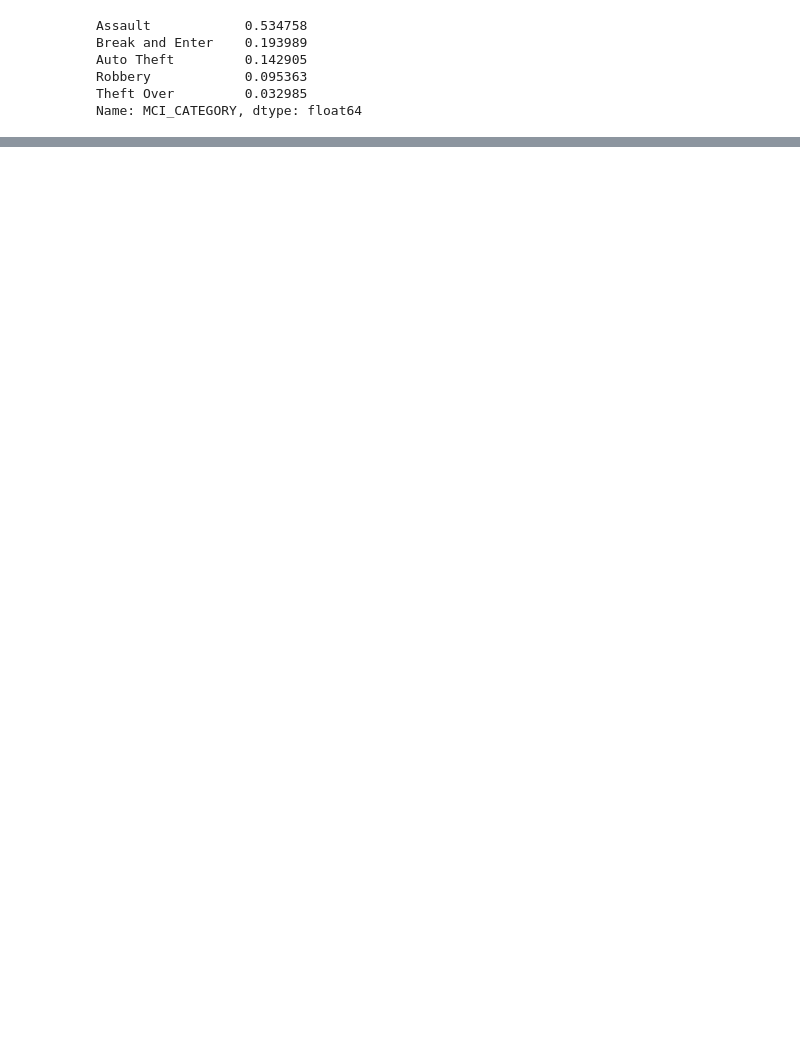
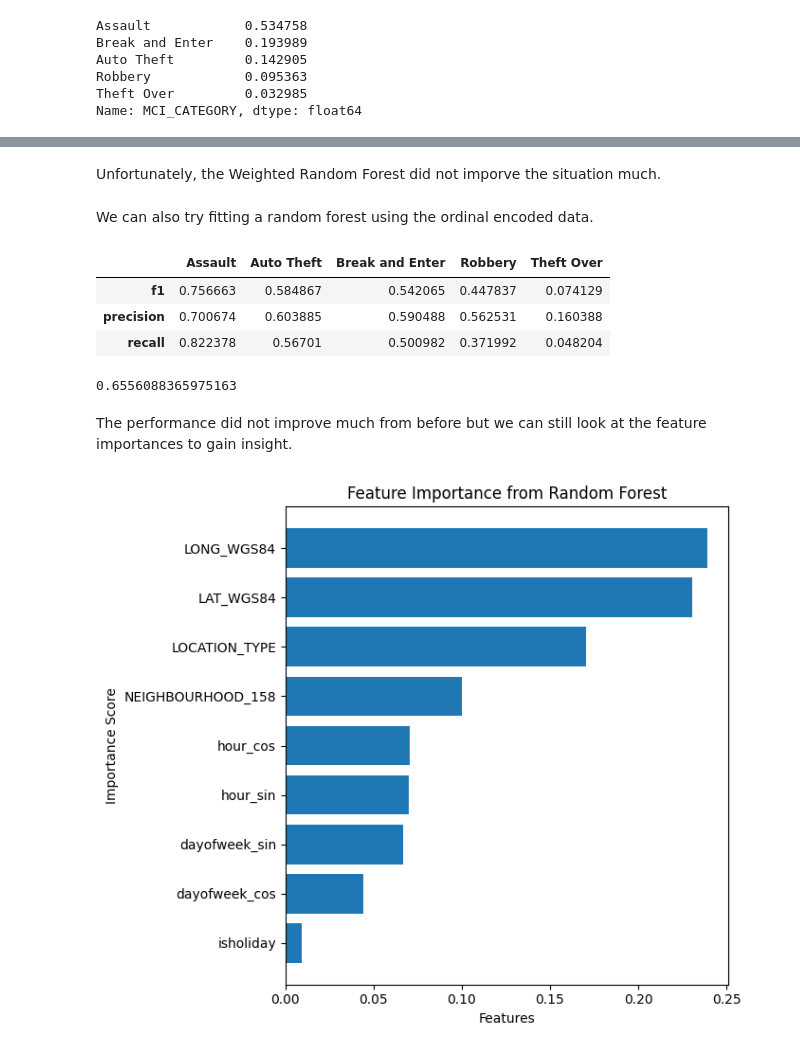
Before and after one commit to Matt2371/Toronto-Crimes, a Jupyter notebook: predictive_modeling.ipynb, the cells around one changed output, grey strips where cells are left out. Drawn from its saved outputs; the diff is of its cells as text; code cells hidden in the pictures; blank space fills up the shorter version.

```diff
--- a/predictive_modeling.ipynb
+++ b/predictive_modeling.ipynb
@@ -71,7 +61,7 @@ ordinal_encoder = OrdinalEncoder()
 df_ordinal = df.copy() # write on top of a copy of df
 df_ordinal.loc[:, ['NEIGHBOURHOOD_158', 'LOCATION_TYPE']] = ordinal_encoder.fit_transform(df[['NEIGHBOURHOOD_158', 'LOCATION_TYPE']]) # create labels
 
-X_ordinal = df_ordinal.drop(columns=['MCI_CATEGORY', 'NEIGHBOURHOOD_158', 'LOCATION_TYPE'])
+X_ordinal = df_ordinal.drop(columns=['MCI_CATEGORY'])
 # %%
 ## Process y with one-hot encoding
 label_encoder = LabelEncoder()
@@ -117,0 +130,48 @@ Name: MCI_CATEGORY, dtype: float64
+# %% [markdown]
+Unfortunately, the Weighted Random Forest did not imporve the situation much.
+# %% [markdown]
+We can also try fitting a random forest using the ordinal encoded data.
+# %%
+# Train-test split
+X_train2, X_test2, y_train2, y_test2 = train_test_split(X_ordinal, y, test_size=0.3, random_state=1)
+
+# Fit model
+rf2 = RandomForestClassifier()
+rf2.fit(X_train2, y_train2)
+
+# Get predictions
+y_pred2 = rf2.predict(X_test2)
+# %%
+# Evaluate performance
+multi_performance(y_true=y_test2, y_pred=y_pred2, classes=classes)[0]
+# %% [output]
+|  | Assault | Auto Theft | Break and Enter | Robbery | Theft Over |
+| f1 | 0.756663 | 0.584867 | 0.542065 | 0.447837 | 0.074129 |
+| precision | 0.700674 | 0.603885 | 0.590488 | 0.562531 | 0.160388 |
+| recall | 0.822378 | 0.56701 | 0.500982 | 0.371992 | 0.048204 |
+# %%
+# Overall accuracy
+multi_performance(y_true=y_test2, y_pred=y_pred2, classes=classes)[1]
+# %% [output]
+0.6556088365975163
+# %% [markdown]
+The performance did not improve much from before but we can still look at the feature importances to gain insight.
+# %%
+# Get importance scores from the RF model and sort them
+importances = rf2.feature_importances_
+feature_names = X_train2.columns
+indices = np.argsort(importances)
+sorted_feature_names = [feature_names[i] for i in indices]
+sorted_importances = importances[indices]
+
+# Plot results
+plt.figure(figsize=(7, 6))
+plt.barh(range(len(sorted_importances)), sorted_importances, align='center')
+plt.yticks(range(len(sorted_importances)), sorted_feature_names)
+plt.xlabel('Features')
+plt.ylabel('Importance Score')
+plt.title('Feature Importance from Random Forest')
+plt.tight_layout()
+plt.show()
+# %% [output]
+[figure, added]
```
Also changed, not shown: parts of 7 cells of this notebook, 1 other file.
